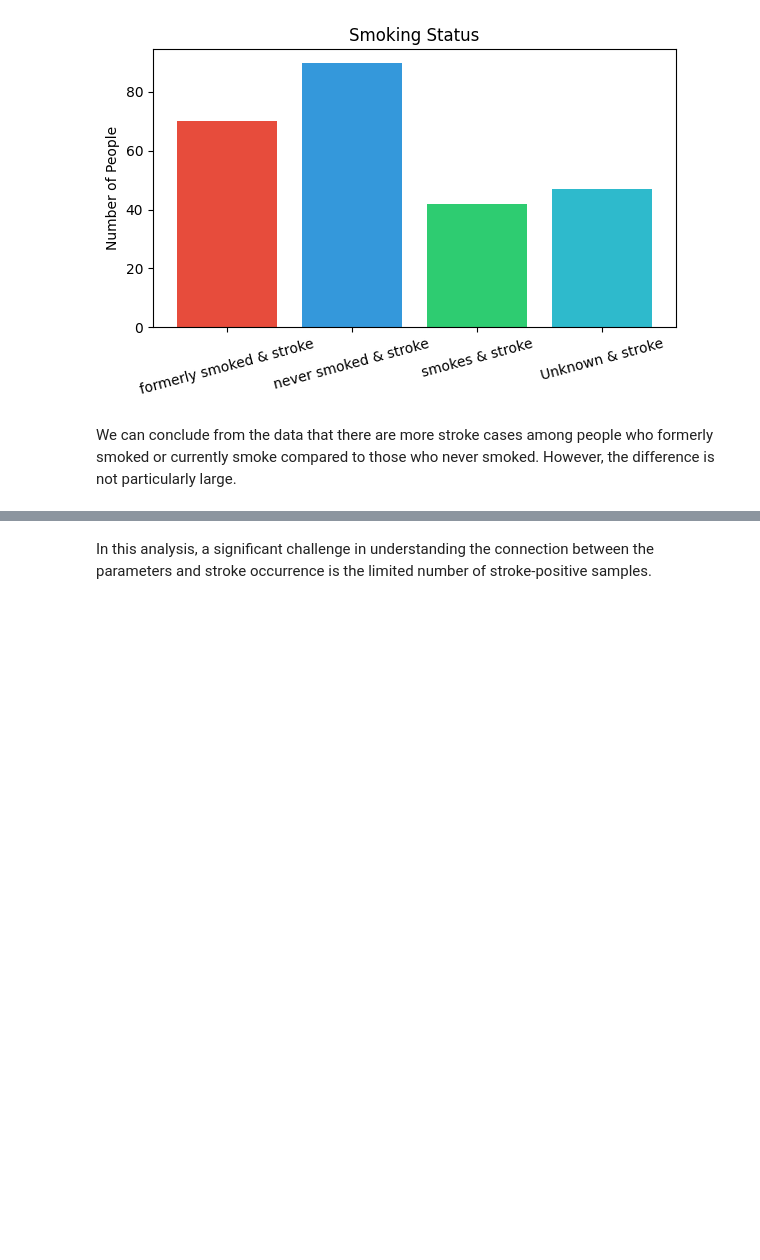
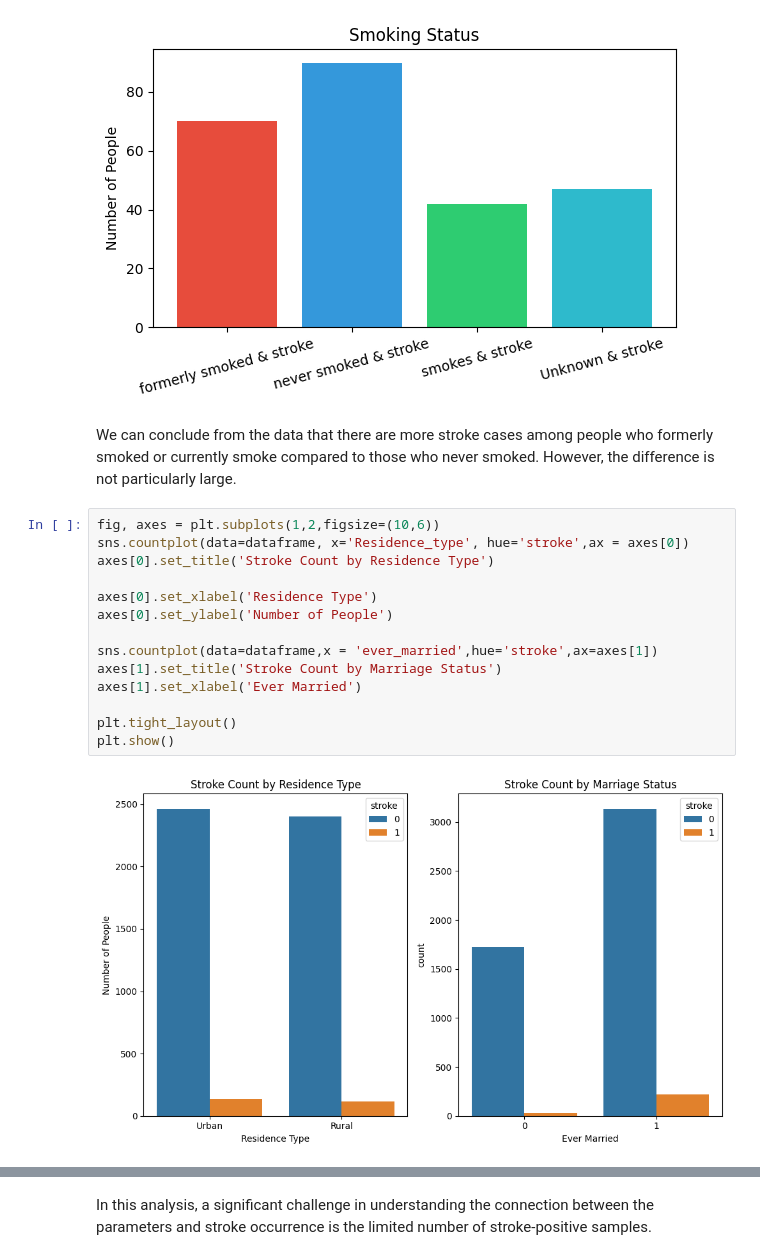
Before and after one commit to alexakh95/Data_mining, a Jupyter notebook: Project/data_visualization.ipynb, the cells around one changed output, grey strips where cells are left out. Drawn from its saved outputs; the diff is of its cells as text; blank space fills up the shorter version.

Commit message:
[Stroke][Data visualization] added the analysis of residential type,and marrige status

```diff
--- a/Project/data_visualization.ipynb
+++ b/Project/data_visualization.ipynb
@@ -267,3 +267,19 @@ plt.show()
 [figure]
 # %% [markdown]
 We can conclude from the data that there are more stroke cases among people who formerly smoked or currently smoke compared to those who never smoked. However, the difference is not particularly large.
+# %%
+fig, axes = plt.subplots(1,2,figsize=(10,6))
+sns.countplot(data=dataframe, x='Residence_type', hue='stroke',ax = axes[0])
+axes[0].set_title('Stroke Count by Residence Type')
+
+axes[0].set_xlabel('Residence Type')
+axes[0].set_ylabel('Number of People')
+
+sns.countplot(data=dataframe,x = 'ever_married',hue='stroke',ax=axes[1])
+axes[1].set_title('Stroke Count by Marriage Status')
+axes[1].set_xlabel('Ever Married')
+
+plt.tight_layout()
+plt.show()
+# %% [output]
+[figure, added]
```
Also changed, not shown: parts of 2 cells of this notebook.
